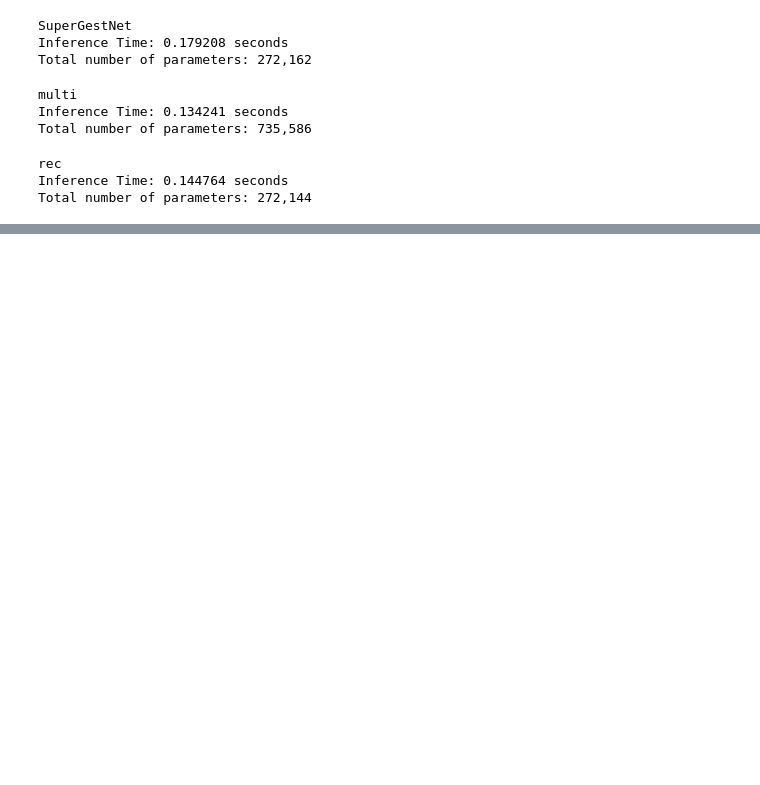
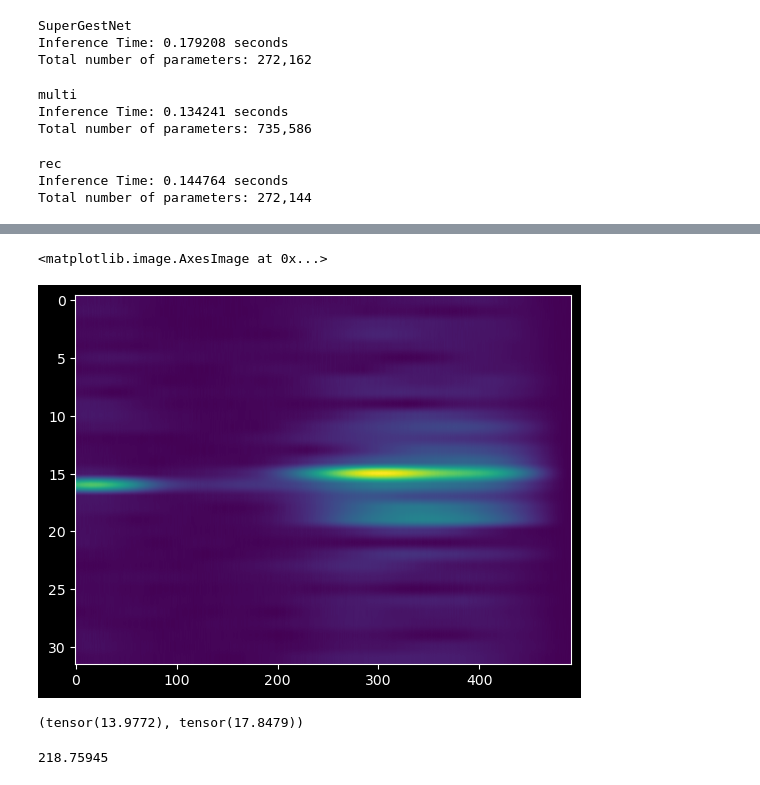
Before and after one commit to NetanelBlumenfeld/Radar-Sr-Classifer, a Jupyter notebook: python/gestures/notebooks/model_preformace.ipynb, the cells around one changed output, grey strips where cells are left out. Drawn from its saved outputs; the diff is of its cells as text; code cells hidden in the pictures; blank space fills up the shorter version.

```diff
--- a/python/gestures/notebooks/model_preformace.ipynb
+++ b/python/gestures/notebooks/model_preformace.ipynb
@@ -161,0 +857,14 @@ Total number of parameters: 272,144
+# %%
+img_attk = adv_images[0,0,0]
+plt.imshow(img_attk.detach().numpy(), aspect='auto')
+# %% [output]
+<matplotlib.image.AxesImage at 0x...>
+[figure, added]
+# %%
+img_attk.max(), img.max()
+# %% [output]
+(tensor(13.9772), tensor(17.8479))
+# %%
+np.linalg.norm(img_attk.detach().numpy()-img.detach().numpy())
+# %% [output]
+218.75945
```
Also changed, not shown: parts of 12 cells of this notebook, 7 other files.
